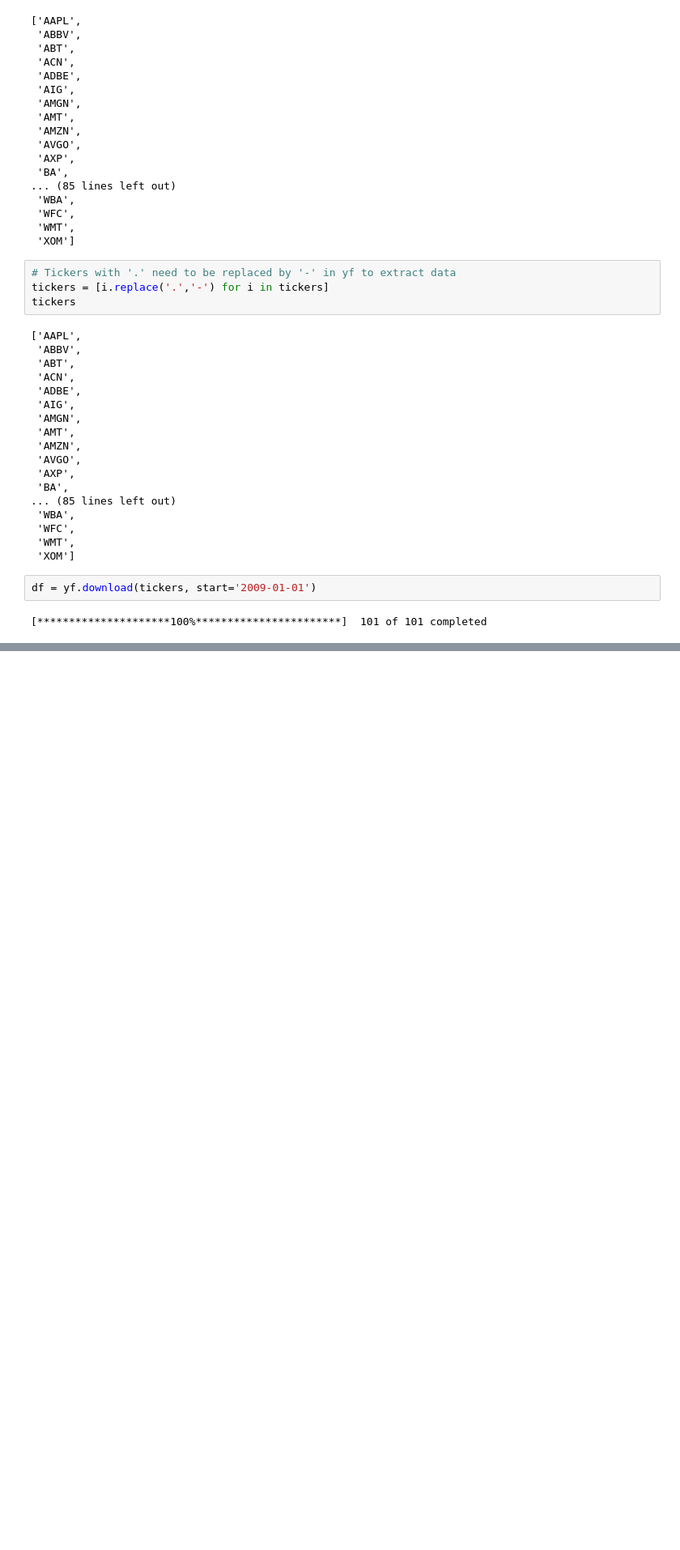
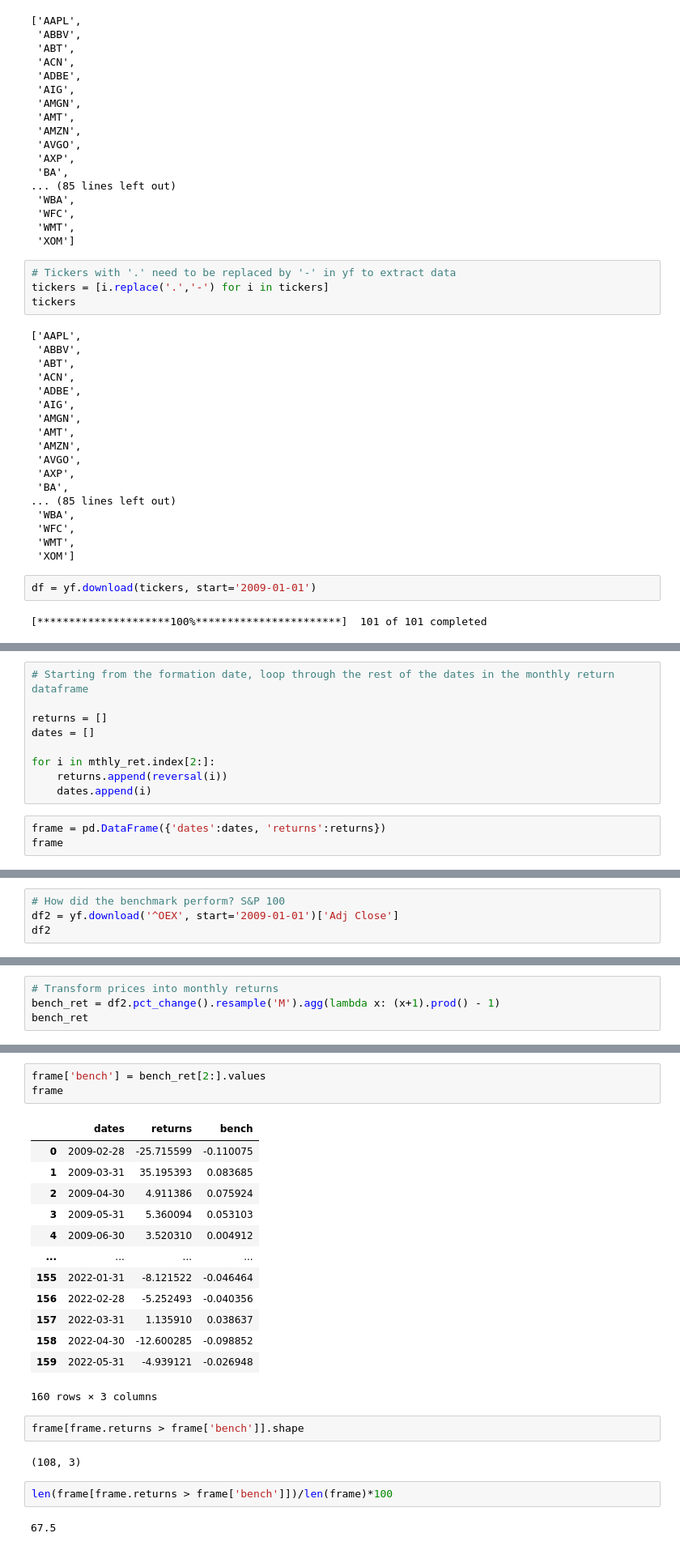
Before and after one commit to factorwonk/quantcryptobasic, a Jupyter notebook: 08_short_term_reversal.ipynb, the cells around one changed output, grey strips where cells are left out. Shown: that part at 81% size. Saved outputs shown, nothing was run; the diff lists cells and outputs as text; blank space fills up the shorter version.

```diff
--- a/08_short_term_reversal.ipynb
+++ b/08_short_term_reversal.ipynb
@@ -129,0 +297,12 @@ prices.head()
+# %%
+# Starting from the formation date, loop through the rest of the dates in the monthly return dataframe
+
+returns = []
+dates = []
+
+for i in mthly_ret.index[2:]:
+    returns.append(reversal(i))
+    dates.append(i)
+# %%
+frame = pd.DataFrame({'dates':dates, 'returns':returns})
+frame
@@ -129,0 +328,4 @@ prices.head()
+# %%
+# How did the benchmark perform? S&P 100
+df2 = yf.download('^OEX', start='2009-01-01')['Adj Close']
+df2
@@ -129,0 +347,4 @@ prices.head()
+# %%
+# Transform prices into monthly returns
+bench_ret = df2.pct_change().resample('M').agg(lambda x: (x+1).prod() - 1)
+bench_ret
@@ -129,0 +365,25 @@ prices.head()
+# %%
+frame['bench'] = bench_ret[2:].values
+frame
+# %% [output]
+|  | dates | returns | bench |
+| 0 | 2009-02-28 | -25.715599 | -0.110075 |
+| 1 | 2009-03-31 | 35.195393 | 0.083685 |
+| 2 | 2009-04-30 | 4.911386 | 0.075924 |
+| 3 | 2009-05-31 | 5.360094 | 0.053103 |
+| 4 | 2009-06-30 | 3.520310 | 0.004912 |
+| ... | ... | ... | ... |
+| 155 | 2022-01-31 | -8.121522 | -0.046464 |
+| 156 | 2022-02-28 | -5.252493 | -0.040356 |
+| 157 | 2022-03-31 | 1.135910 | 0.038637 |
+| 158 | 2022-04-30 | -12.600285 | -0.098852 |
+| 159 | 2022-05-31 | -4.939121 | -0.026948 |
+160 rows × 3 columns
+# %%
+frame[frame.returns > frame['bench']].shape
+# %% [output]
+(108, 3)
+# %%
+len(frame[frame.returns > frame['bench']])/len(frame)*100
+# %% [output]
+67.5
```
Also changed, not shown: parts of 28 cells of this notebook.
